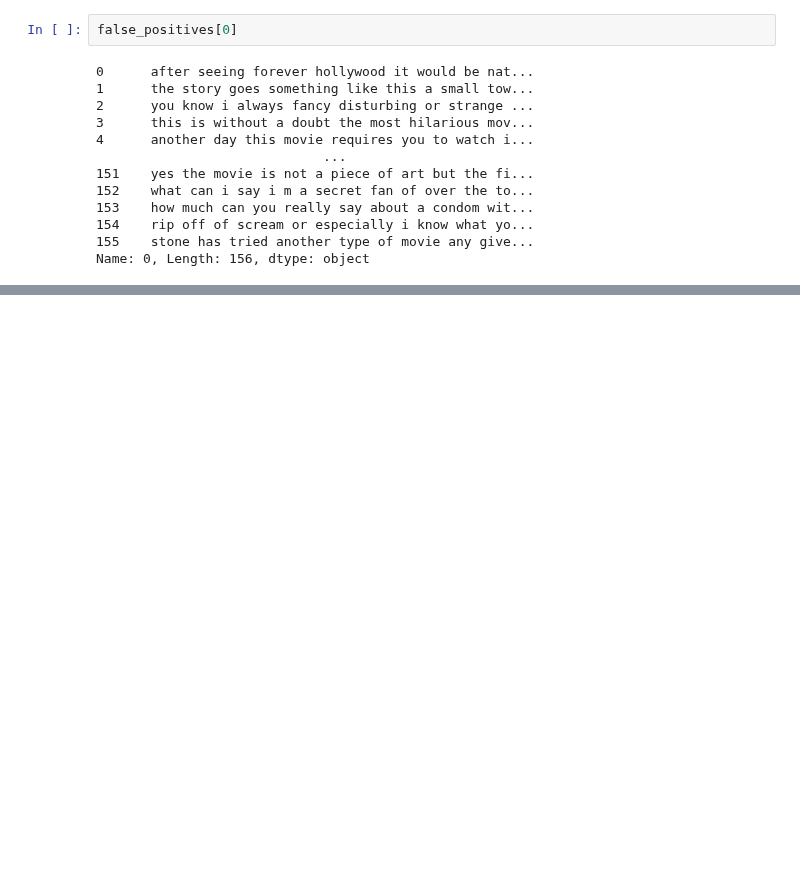
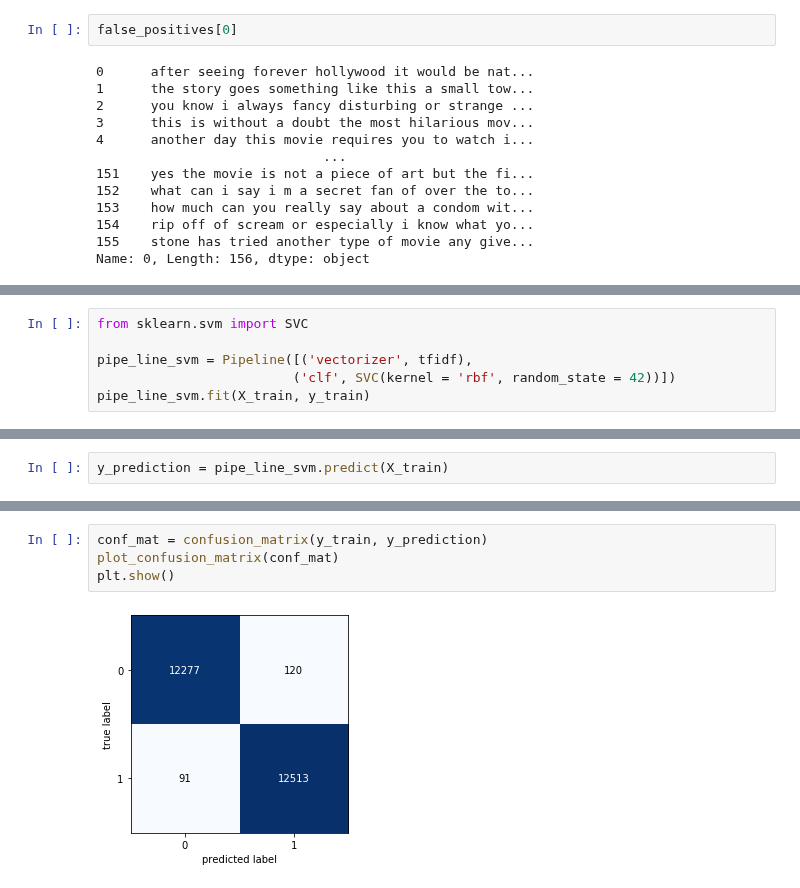
Before and after one commit to sergiovasquez122/CECS-456, a Jupyter notebook: Sentiment_Analysis.ipynb, the cells around one changed output, grey strips where cells are left out. Drawn from its saved outputs; the diff is of its cells as text; blank space fills up the shorter version.

```diff
--- a/Sentiment_Analysis.ipynb
+++ b/Sentiment_Analysis.ipynb
@@ -254,0 +260,6 @@ print('test f1 score:', f1_score(y_test, y_test_prediction))
+# %%
+from sklearn.svm import SVC
+
+pipe_line_svm = Pipeline([('vectorizer', tfidf),
+                         ('clf', SVC(kernel = 'rbf', random_state = 42))])
+pipe_line_svm.fit(X_train, y_train)
@@ -254,0 +288,2 @@ print('test f1 score:', f1_score(y_test, y_test_prediction))
+# %%
+y_prediction = pipe_line_svm.predict(X_train)
@@ -254,0 +304,6 @@ print('test f1 score:', f1_score(y_test, y_test_prediction))
+# %%
+conf_mat = confusion_matrix(y_train, y_prediction)
+plot_confusion_matrix(conf_mat)
+plt.show()
+# %% [output]
+[figure, added]
```
Also changed, not shown: parts of 5 cells of this notebook.
